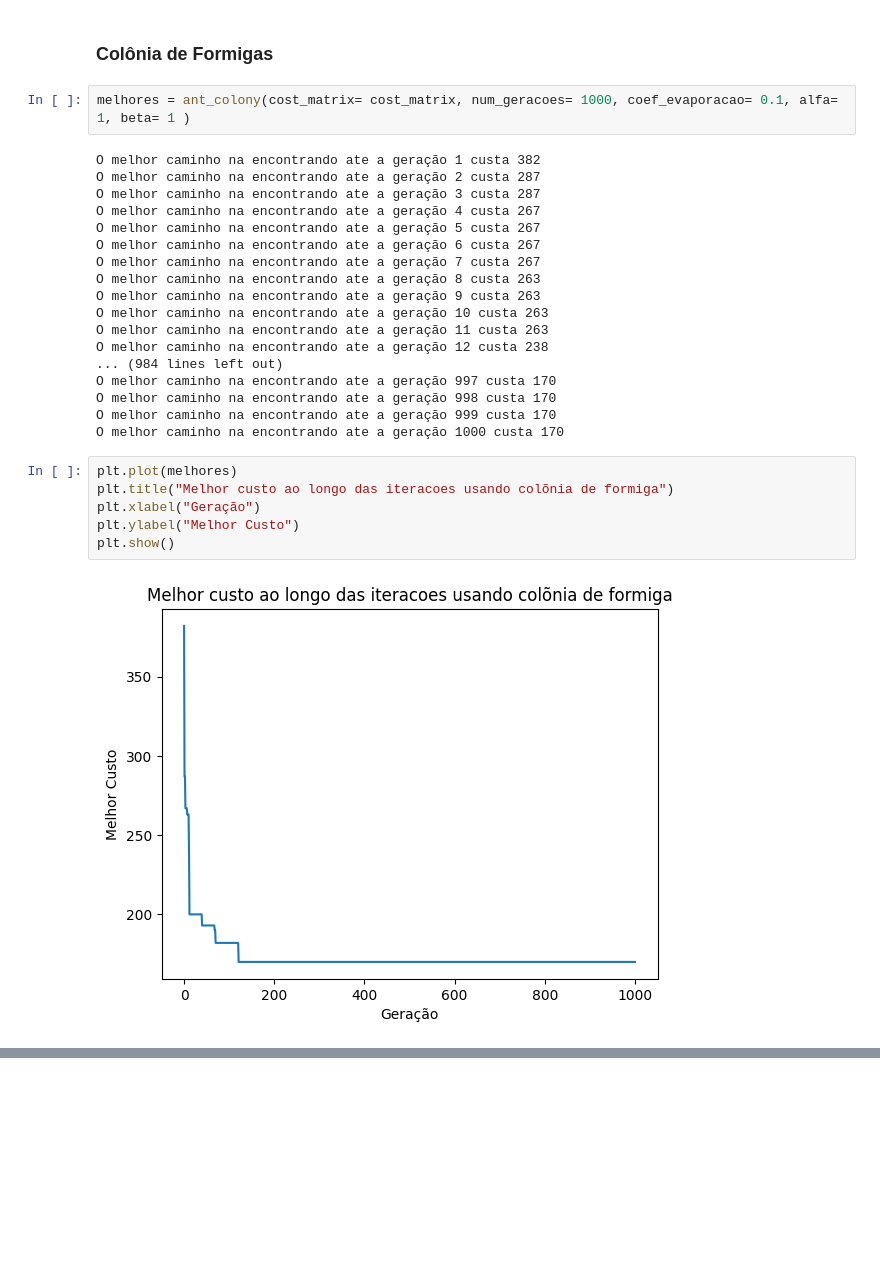
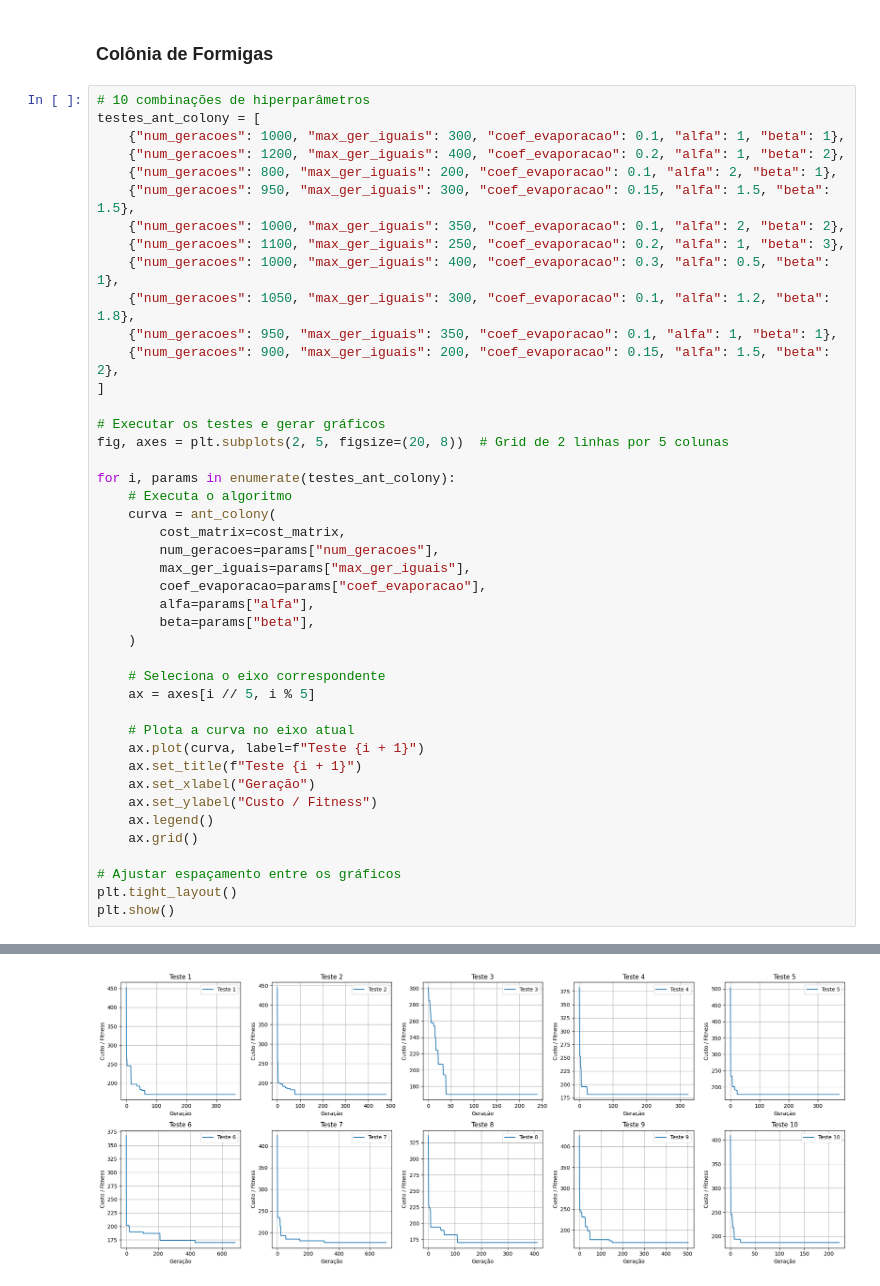
Before and after one commit to Lucasaraga0/Inteligencia_Artificial, a Jupyter notebook: Trab_1/projeto_1.ipynb, the cells around one changed output, grey strips where cells are left out. Drawn from its saved outputs; the diff is of its cells as text; blank space fills up the shorter version.

```diff
--- a/Trab_1/projeto_1.ipynb
+++ b/Trab_1/projeto_1.ipynb
@@ -325,30 +391,46 @@ plt.show()
 # %% [markdown]
 ### Colônia de Formigas
-# %%
-melhores = ant_colony(cost_matrix= cost_matrix, num_geracoes= 1000, coef_evaporacao= 0.1, alfa= 1, beta= 1 )
-# %% [output]
-O melhor caminho na encontrando ate a geração 1 custa 382
-O melhor caminho na encontrando ate a geração 2 custa 287
-O melhor caminho na encontrando ate a geração 3 custa 287
-O melhor caminho na encontrando ate a geração 4 custa 267
-O melhor caminho na encontrando ate a geração 5 custa 267
-O melhor caminho na encontrando ate a geração 6 custa 267
-O melhor caminho na encontrando ate a geração 7 custa 267
-O melhor caminho na encontrando ate a geração 8 custa 263
-O melhor caminho na encontrando ate a geração 9 custa 263
-O melhor caminho na encontrando ate a geração 10 custa 263
-O melhor caminho na encontrando ate a geração 11 custa 263
-O melhor caminho na encontrando ate a geração 12 custa 238
-... (984 lines left out)
-O melhor caminho na encontrando ate a geração 997 custa 170
-O melhor caminho na encontrando ate a geração 998 custa 170
-O melhor caminho na encontrando ate a geração 999 custa 170
-O melhor caminho na encontrando ate a geração 1000 custa 170
-# %%
-plt.plot(melhores)
-plt.title("Melhor custo ao longo das iteracoes usando colõnia de formiga")
-plt.xlabel("Geração")
-plt.ylabel("Melhor Custo")
-plt.show()
-# %% [output]
-[figure, removed]
+# %%
+# 10 combinações de hiperparâmetros
+testes_ant_colony = [
+    {"num_geracoes": 1000, "max_ger_iguais": 300, "coef_evaporacao": 0.1, "alfa": 1, "beta": 1},
+    {"num_geracoes": 1200, "max_ger_iguais": 400, "coef_evaporacao": 0.2, "alfa": 1, "beta": 2},
+    {"num_geracoes": 800, "max_ger_iguais": 200, "coef_evaporacao": 0.1, "alfa": 2, "beta": 1},
+    {"num_geracoes": 950, "max_ger_iguais": 300, "coef_evaporacao": 0.15, "alfa": 1.5, "beta": 1.5},
+    {"num_geracoes": 1000, "max_ger_iguais": 350, "coef_evaporacao": 0.1, "alfa": 2, "beta": 2},
+    {"num_geracoes": 1100, "max_ger_iguais": 250, "coef_evaporacao": 0.2, "alfa": 1, "beta": 3},
+    {"num_geracoes": 1000, "max_ger_iguais": 400, "coef_evaporacao": 0.3, "alfa": 0.5, "beta": 1},
+    {"num_geracoes": 1050, "max_ger_iguais": 300, "coef_evaporacao": 0.1, "alfa": 1.2, "beta": 1.8},
+    {"num_geracoes": 950, "max_ger_iguais": 350, "coef_evaporacao": 0.1, "alfa": 1, "beta": 1},
+    {"num_geracoes": 900, "max_ger_iguais": 200, "coef_evaporacao": 0.15, "alfa": 1.5, "beta": 2},
+]
+
+# Executar os testes e gerar gráficos
+fig, axes = plt.subplots(2, 5, figsize=(20, 8))  # Grid de 2 linhas por 5 colunas
+
+for i, params in enumerate(testes_ant_colony):
+    # Executa o algoritmo
+    curva = ant_colony(
+        cost_matrix=cost_matrix,
+        num_geracoes=params["num_geracoes"],
+        max_ger_iguais=params["max_ger_iguais"],
+        coef_evaporacao=params["coef_evaporacao"],
+        alfa=params["alfa"],
+        beta=params["beta"],
+    )
+
+    # Seleciona o eixo correspondente
+    ax = axes[i // 5, i % 5]
+
+    # Plota a curva no eixo atual
+    ax.plot(curva, label=f"Teste {i + 1}")
+    ax.set_title(f"Teste {i + 1}")
+    ax.set_xlabel("Geração")
+    ax.set_ylabel("Custo / Fitness")
+    ax.legend()
+    ax.grid()
+
+# Ajustar espaçamento entre os gráficos
+plt.tight_layout()
+plt.show()
+# %% [output]
@@ -354,0 +457 @@ plt.show()
+[figure, added]
```
Also changed, not shown: parts of 16 cells of this notebook.
